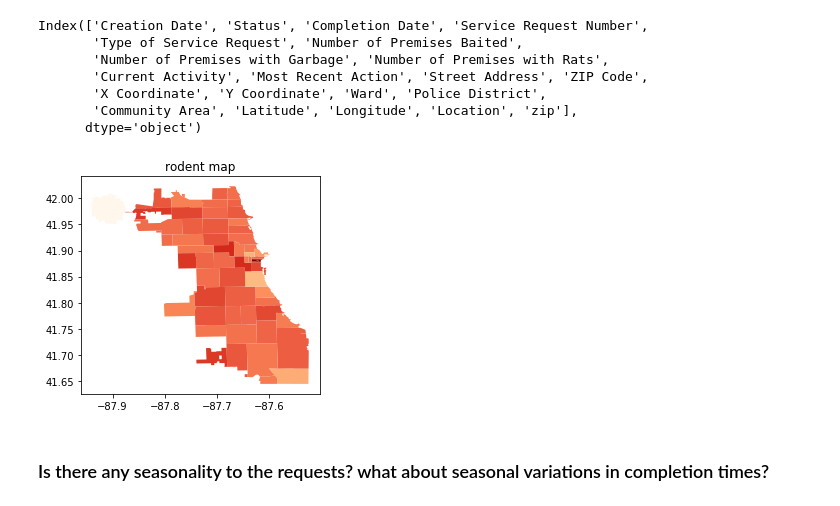
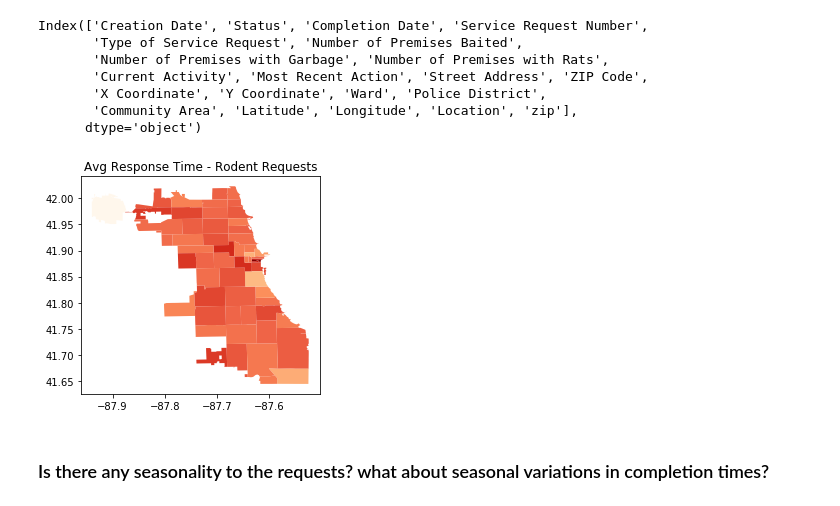
Before and after one commit to cherdeman/ML_for_Public_Policy, a Jupyter notebook: Lab2/lab2_geo_viz.ipynb, the cells around one changed output. Cells and saved outputs as stored; diff of their text form; code cells hidden in the pictures.

```diff
--- a/Lab2/lab2_geo_viz.ipynb
+++ b/Lab2/lab2_geo_viz.ipynb
@@ -200,10 +208,10 @@ r_zipcounts = pd.DataFrame({'zip': rod_zip_avg_resp.index, 'count': rod_zip_avg_
 rjoined_resp = geo_df.join(r_zipcounts, on='zip', how='left', lsuffix='l', rsuffix='r')
 # %%
 rjoined_resp.plot(column='count', cmap='OrRd')
-plt.title('rodent map')
+plt.title('Avg Response Time - Rodent Requests')
 plt.show()
 # %% [output]
-[figure, old version]
+[figure, new version]
 # %% [markdown]
 ### Is there any seasonality to the requests? what about seasonal variations in completion times?
 # %%
```
Also changed, not shown: parts of 3 cells of this notebook, 3 other files.
